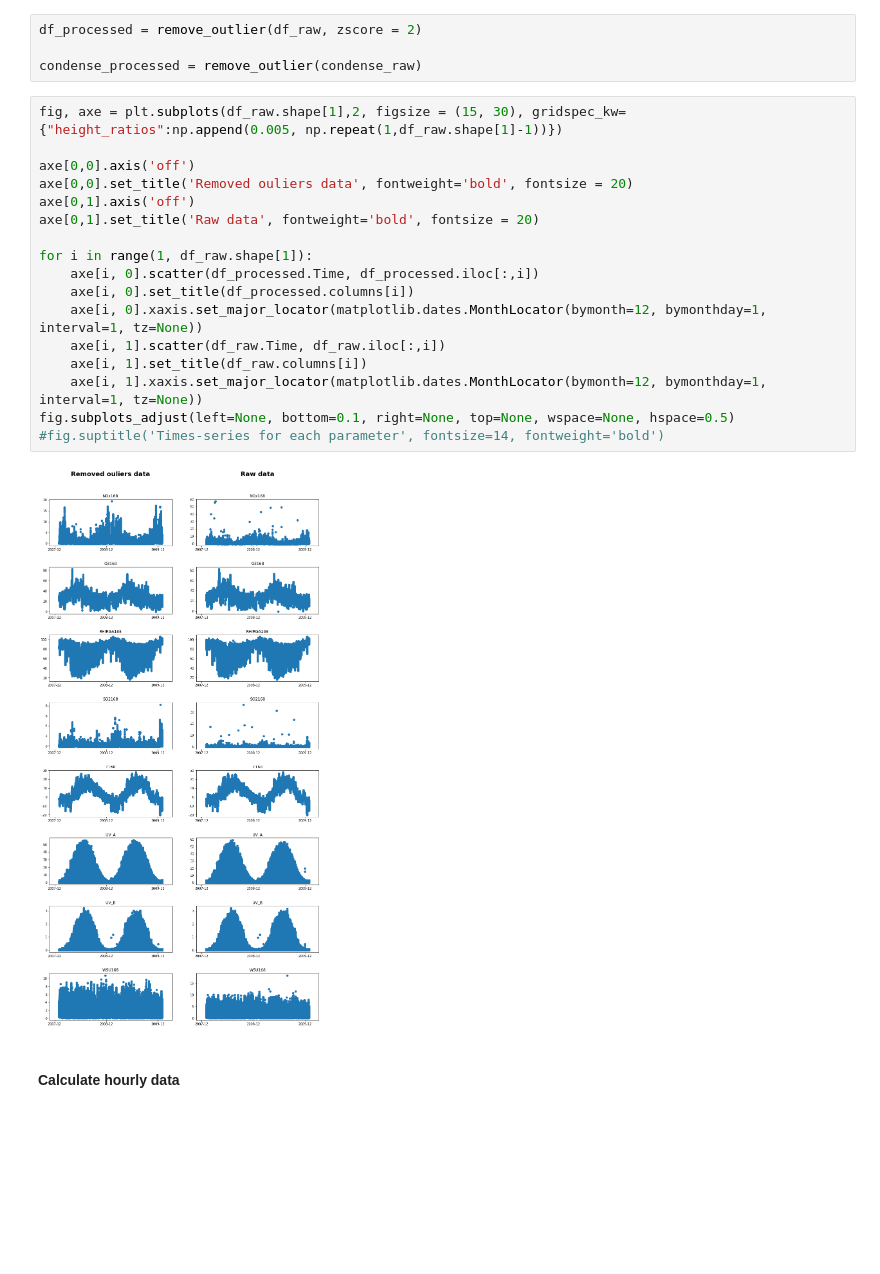
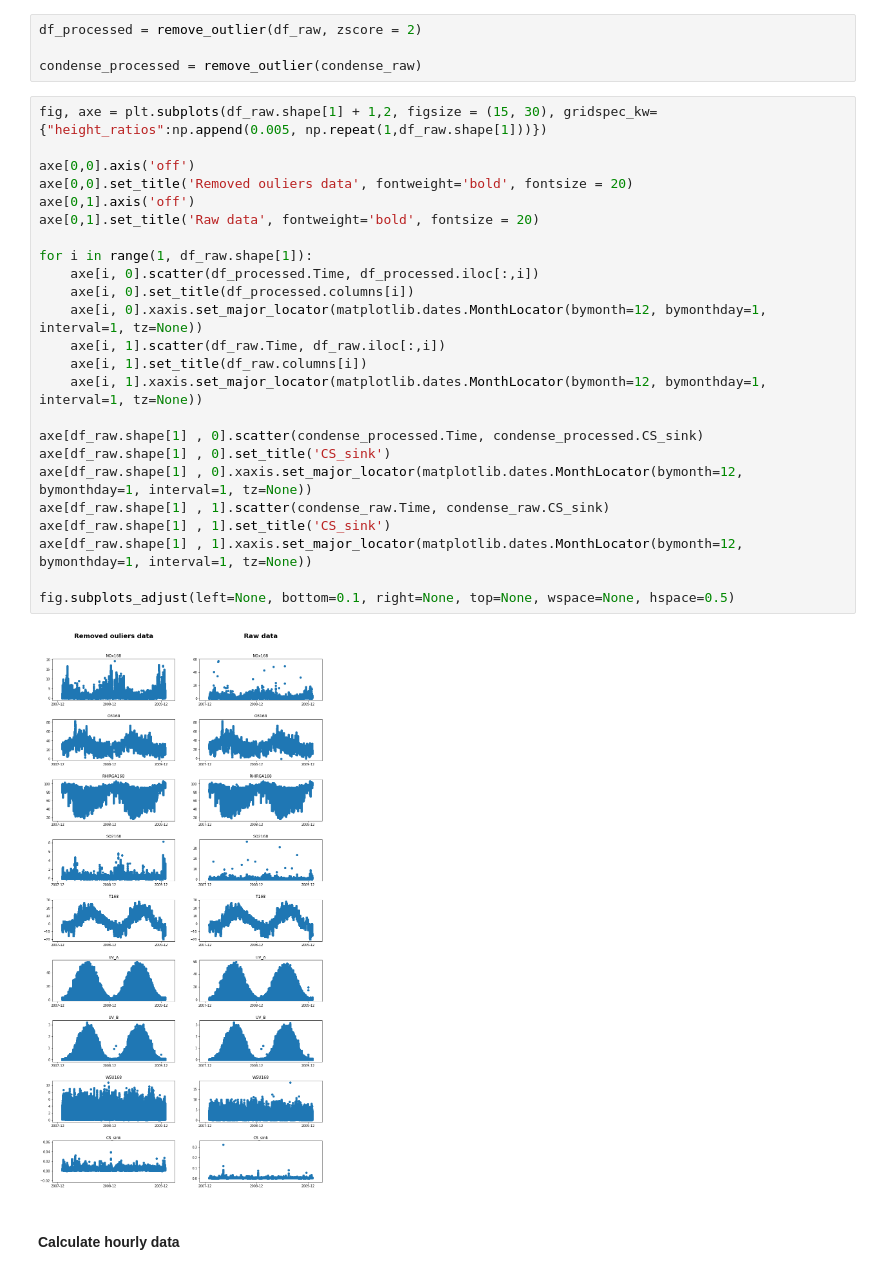
Before and after one commit to vietle94/NPF-smearII, a Jupyter notebook: Project.ipynb, the cells around one changed output. Saved outputs shown, nothing was run; the diff lists cells and outputs as text; blank space fills up the shorter version.

```diff
--- a/Project.ipynb
+++ b/Project.ipynb
@@ -294,24 +290,31 @@ df_processed = remove_outlier(df_raw, zscore = 2)
 
 condense_processed = remove_outlier(condense_raw)
 # %%
-fig, axe = plt.subplots(df_raw.shape[1],2, figsize = (15, 30), gridspec_kw={"height_ratios":np.append(0.005, np.repeat(1,df_raw.shape[1]-1))})
+fig, axe = plt.subplots(df_raw.shape[1] + 1,2, figsize = (15, 30), gridspec_kw={"height_ratios":np.append(0.005, np.repeat(1,df_raw.shape[1]))})
 
 axe[0,0].axis('off')
 axe[0,0].set_title('Removed ouliers data', fontweight='bold', fontsize = 20)
 axe[0,1].axis('off')
 axe[0,1].set_title('Raw data', fontweight='bold', fontsize = 20)
 
 for i in range(1, df_raw.shape[1]):
     axe[i, 0].scatter(df_processed.Time, df_processed.iloc[:,i])
     axe[i, 0].set_title(df_processed.columns[i])
     axe[i, 0].xaxis.set_major_locator(matplotlib.dates.MonthLocator(bymonth=12, bymonthday=1, interval=1, tz=None))
     axe[i, 1].scatter(df_raw.Time, df_raw.iloc[:,i])
     axe[i, 1].set_title(df_raw.columns[i])
     axe[i, 1].xaxis.set_major_locator(matplotlib.dates.MonthLocator(bymonth=12, bymonthday=1, interval=1, tz=None))
+
+axe[df_raw.shape[1] , 0].scatter(condense_processed.Time, condense_processed.CS_sink)
+axe[df_raw.shape[1] , 0].set_title('CS_sink')
+axe[df_raw.shape[1] , 0].xaxis.set_major_locator(matplotlib.dates.MonthLocator(bymonth=12, bymonthday=1, interval=1, tz=None))
+axe[df_raw.shape[1] , 1].scatter(condense_raw.Time, condense_raw.CS_sink)
+axe[df_raw.shape[1] , 1].set_title('CS_sink')
+axe[df_raw.shape[1] , 1].xaxis.set_major_locator(matplotlib.dates.MonthLocator(bymonth=12, bymonthday=1, interval=1, tz=None))
+
 fig.subplots_adjust(left=None, bottom=0.1, right=None, top=None, wspace=None, hspace=0.5)
-#fig.suptitle('Times-series for each parameter', fontsize=14, fontweight='bold')
 # %% [output]
-[figure, old version]
+[figure, new version]
 # %% [markdown]
 #### Calculate hourly data
 # %%
```
Also changed, not shown: parts of 32 cells of this notebook.
